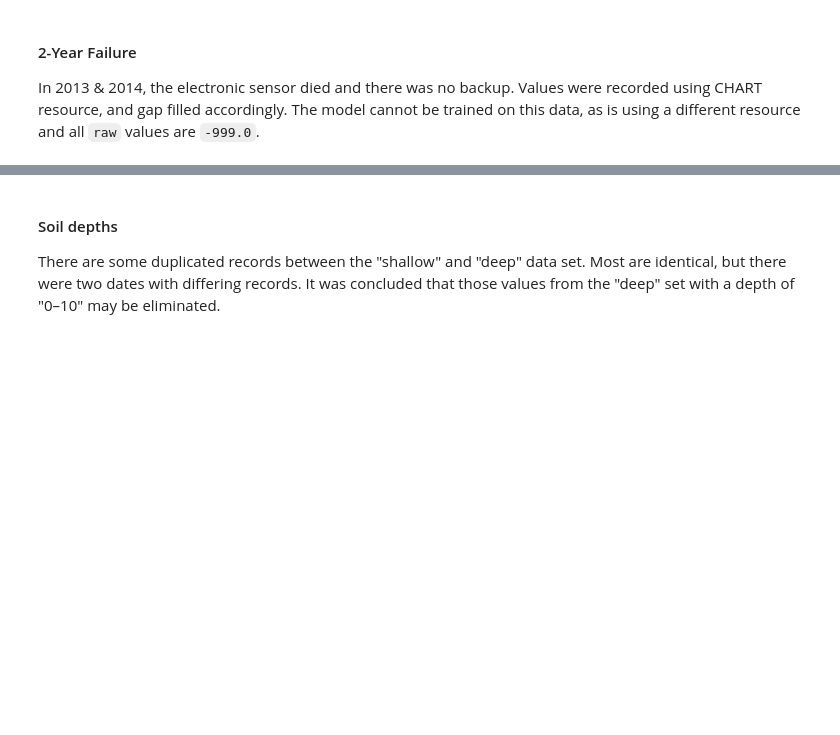
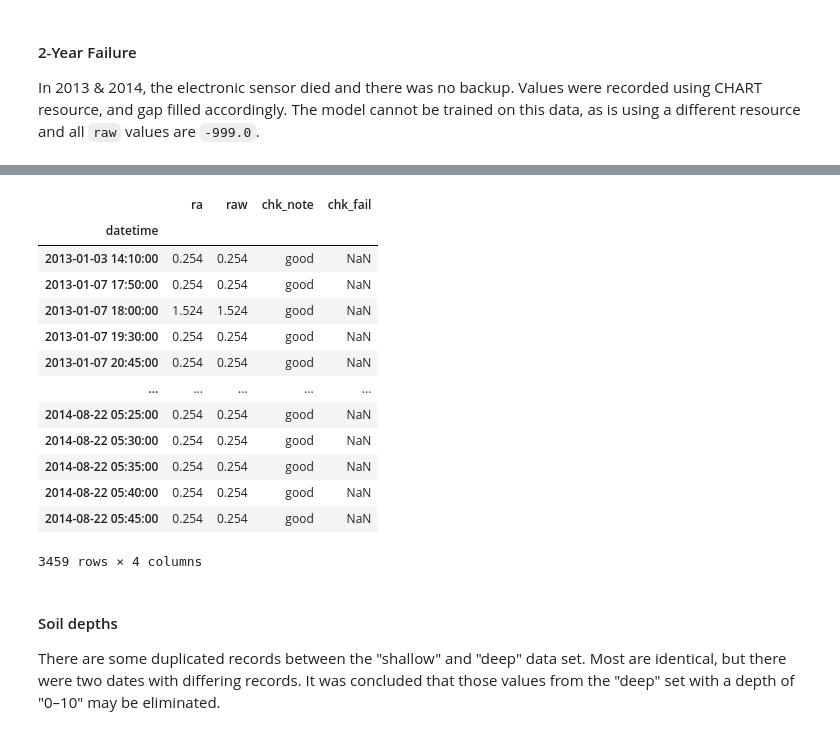
Before and after one commit to gmcginnis/info-698-capstone, a Jupyter notebook: 01_eda.ipynb, the cells around one changed output, grey strips where cells are left out. Saved outputs shown, nothing was run; the diff lists cells and outputs as text; code cells hidden in the pictures; blank space fills up the shorter version.

```diff
--- a/01_eda.ipynb
+++ b/01_eda.ipynb
@@ -420,3 +469,20 @@ Two year gap: 2013-01-02 18:54:38 through 2014-08-22 10:21:32
+# %%
+data_all_rainfall[date_gap_start:date_gap_end]
+# %% [output]
+|  | ra | raw | chk_note | chk_fail |
+| datetime |  |  |  |  |
+| 2013-01-03 14:10:00 | 0.254 | 0.254 | good | NaN |
+| 2013-01-07 17:50:00 | 0.254 | 0.254 | good | NaN |
+| 2013-01-07 18:00:00 | 1.524 | 1.524 | good | NaN |
+| 2013-01-07 19:30:00 | 0.254 | 0.254 | good | NaN |
+| 2013-01-07 20:45:00 | 0.254 | 0.254 | good | NaN |
+| ... | ... | ... | ... | ... |
+| 2014-08-22 05:25:00 | 0.254 | 0.254 | good | NaN |
+| 2014-08-22 05:30:00 | 0.254 | 0.254 | good | NaN |
+| 2014-08-22 05:35:00 | 0.254 | 0.254 | good | NaN |
+| 2014-08-22 05:40:00 | 0.254 | 0.254 | good | NaN |
+| 2014-08-22 05:45:00 | 0.254 | 0.254 | good | NaN |
+3459 rows × 4 columns
 # %%
 # Simplify data removal
 def apply_filter_dates(input_dataset):
```
Also changed, not shown: parts of 8 cells of this notebook.
